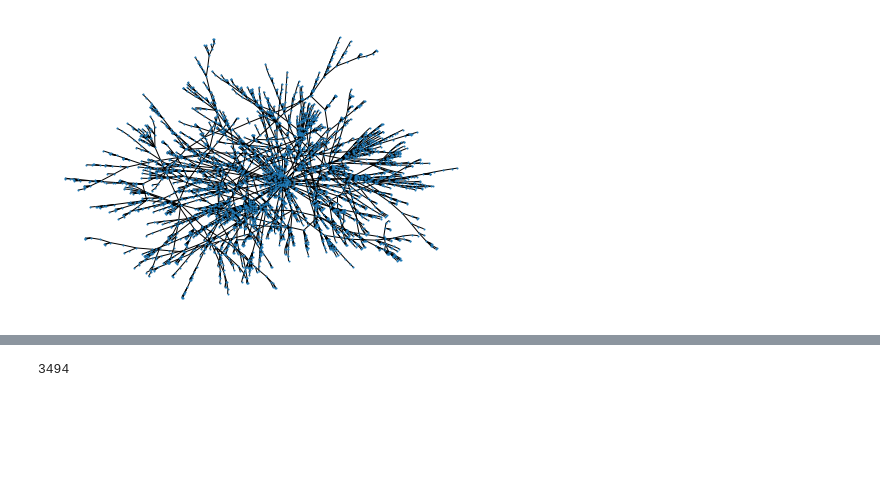
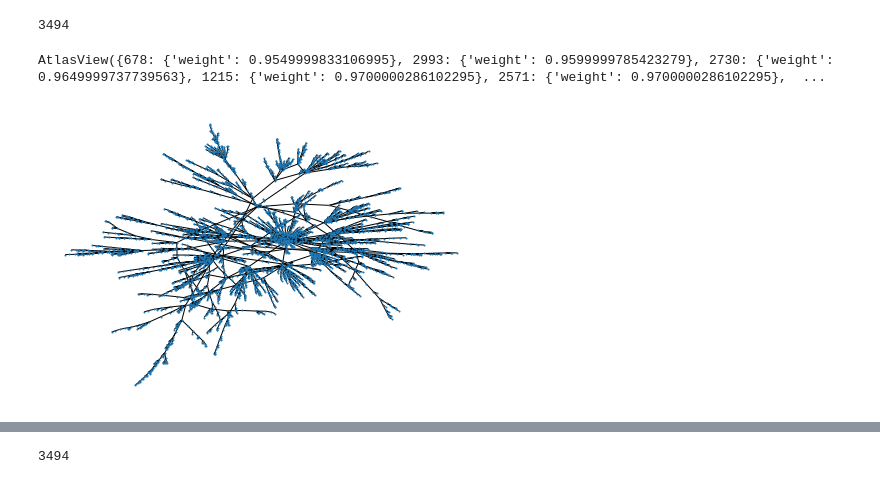
Before and after one commit to joachimwolff/scHiCExplorer, a Jupyter notebook: cell_cyclus.ipynb, the cells around one changed output, grey strips where cells are left out. Drawn from its saved outputs; the diff is of its cells as text; code cells hidden in the pictures; blank space fills up the shorter version.

```diff
--- a/cell_cyclus.ipynb
+++ b/cell_cyclus.ipynb
@@ -10,0 +10,4 @@ G = nx.minimum_spanning_tree(graph, weight='weight')
+# %%
+len(precomputed_graph[0])
+# %% [output]
+3494
@@ -11,6 +16,12 @@ G = nx.minimum_spanning_tree(graph, weight='weight')
+# %%
+G[125]
+# %% [output]
+AtlasView({678: {'weight': 0.9549999833106995}, 2993: {'weight': 0.9599999785423279}, 2730: {'weight': 0.9649999737739563}, 1215: {'weight': 0.9700000286102295}, 2571: {'weight': 0.9700000286102295},  ...
 # %%
-pos = nx.spring_layout(G, iterations=150)
+pos = nx.spring_layout(G, iterations=300)
 nx.draw(G, pos, with_labels=False, node_size=1)
 plt.show()
+# find a cut of n-edges that separates the graph in k-subgraphs
+# and each subgraph has a minimal distance within itself
 # %% [output]
-[figure, old version]
+[figure, new version]
```
Also changed, not shown: parts of 16 cells of this notebook.
